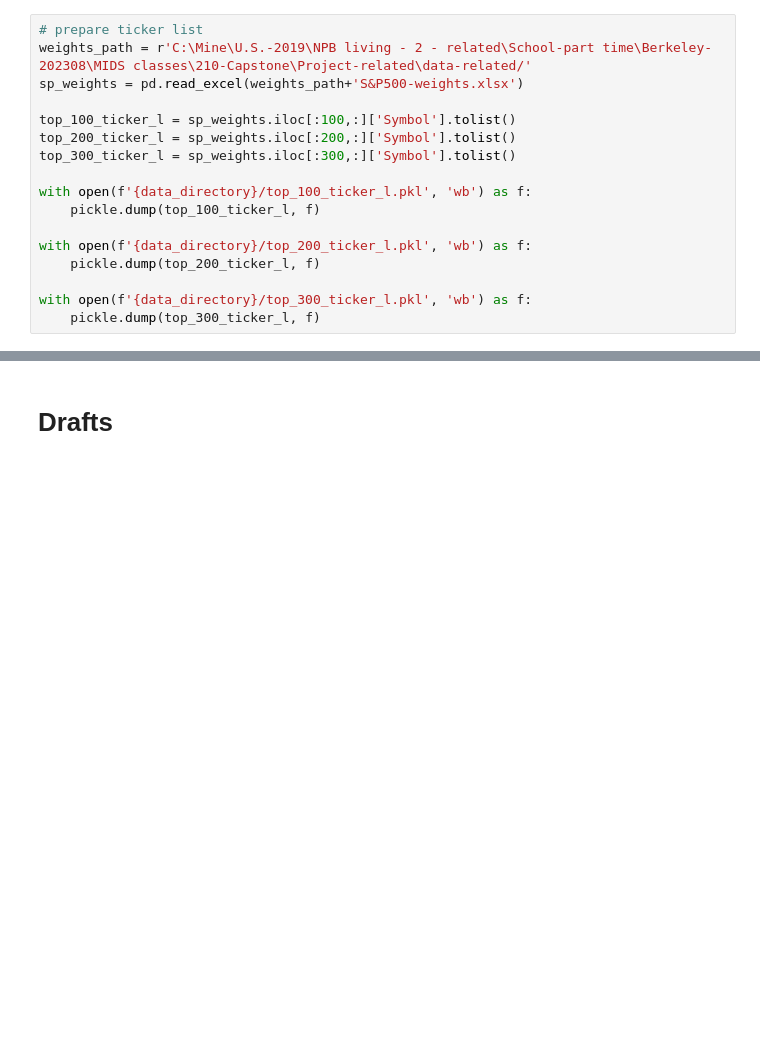
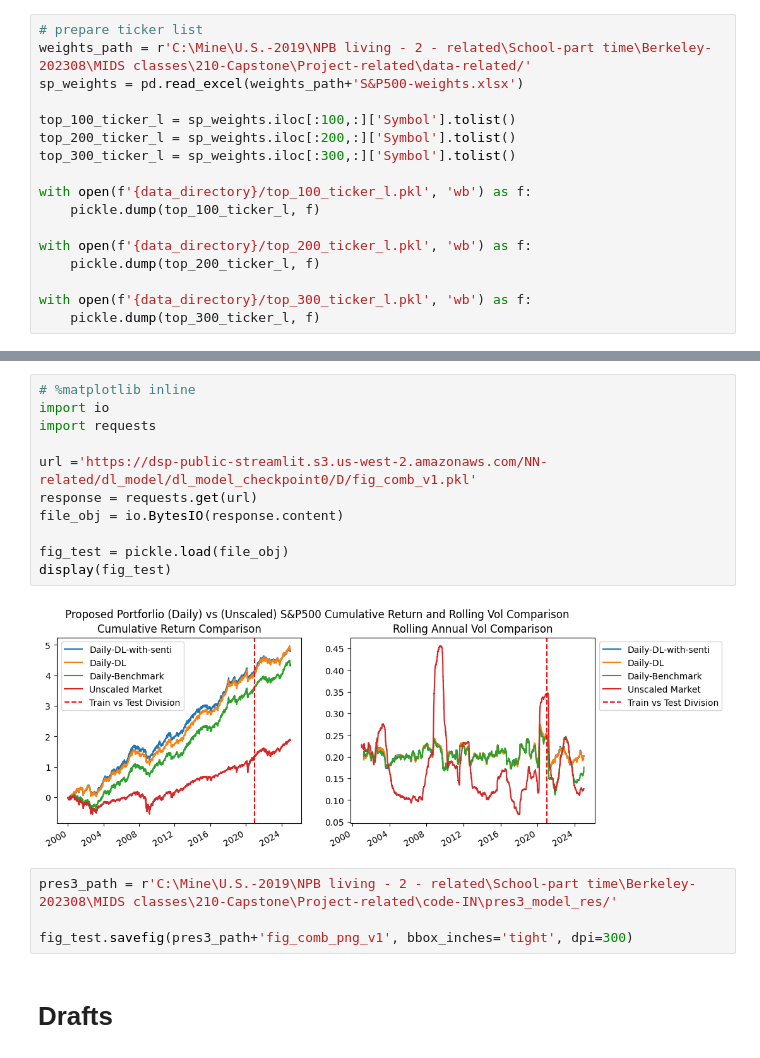
Before and after one commit to IreneNS/Datasci210-capstone, a Jupyter notebook: analysis-individual/IN/ds210_ml_portf_benchmark_model_sm_4.ipynb, the cells around one changed output, grey strips where cells are left out. Drawn from its saved outputs; the diff is of its cells as text; blank space fills up the shorter version.

```diff
--- a/analysis-individual/IN/ds210_ml_portf_benchmark_model_sm_4.ipynb
+++ b/analysis-individual/IN/ds210_ml_portf_benchmark_model_sm_4.ipynb
@@ -1742,3 +1785,20 @@ with open(f'{data_directory}/top_300_ticker_l.pkl', 'wb') as f:
+# %%
+# %matplotlib inline
+import io
+import requests
+
+url ='https://dsp-public-streamlit.s3.us-west-2.amazonaws.com/NN-related/dl_model/dl_model_checkpoint0/D/fig_comb_v1.pkl'
+response = requests.get(url)
+file_obj = io.BytesIO(response.content)
+
+fig_test = pickle.load(file_obj)
+display(fig_test)
+# %% [output]
+[figure, added]
+# %%
+pres3_path = r'C:\Mine\U.S.-2019\NPB living - 2 - related\School-part time\Berkeley-202308\MIDS classes\210-Capstone\Project-related\code-IN\pres3_model_res/'
+
+fig_test.savefig(pres3_path+'fig_comb_png_v1', bbox_inches='tight', dpi=300)
 # %% [markdown]
 # Drafts
 # %%
```
Also changed, not shown: parts of 7 cells of this notebook, 1 other file.
